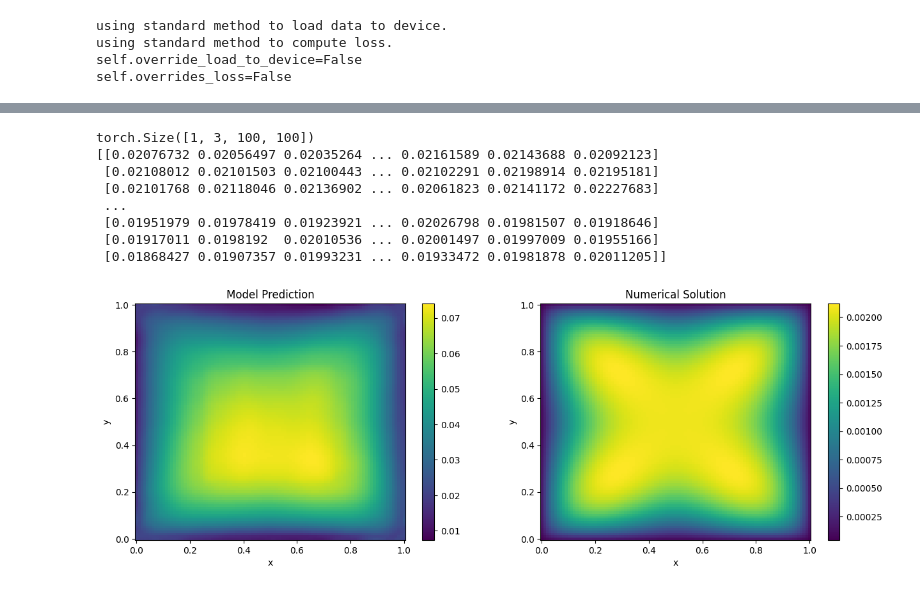
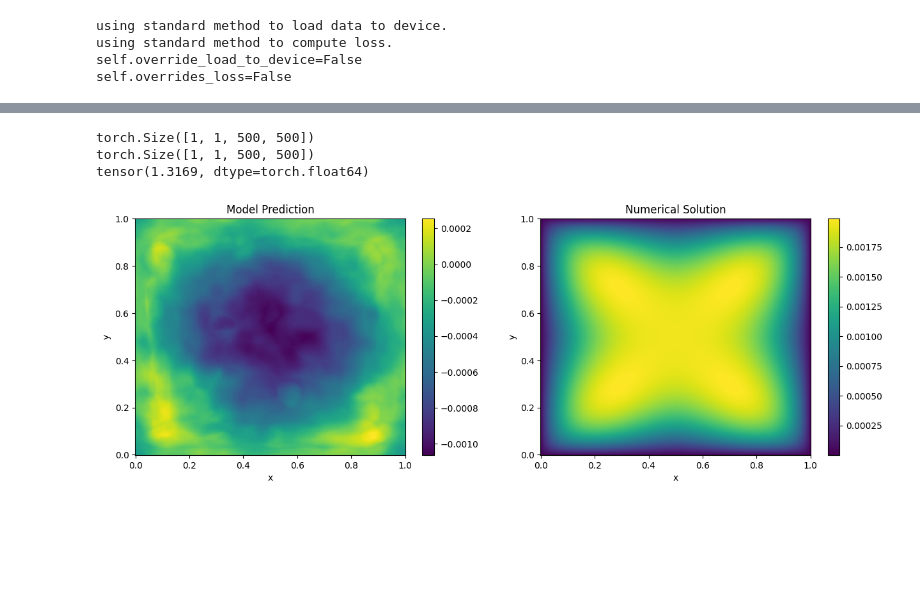
Before and after one commit to frasermartinx/MScProject, a Jupyter notebook: Ground_Truth.ipynb, the cells around one changed output, grey strips where cells are left out. Saved outputs shown, nothing was run; the diff lists cells and outputs as text; code cells hidden in the pictures; blank space fills up the shorter version.

Commit message:
WOrk so Far, including checkpoints

```diff
--- a/Ground_Truth.ipynb
+++ b/Ground_Truth.ipynb
@@ -98,3 +124,5 @@ Our model has 523257 parameters.
 # %%
-state_dict = torch.load("checkpoints/model_state_dict.pt", map_location=torch.device('cpu'))
-model.load_state_dict(state_dict)
+a = 0
+if a == 1:
+    state_dict = torch.load("checkpoints_actual_1000_500/model_state_dict.pt")
+    model.load_state_dict(state_dict)
@@ -117,17 +141,23 @@ sys.stdout.flush()
 # %%
 #now for the data preparation process, following the darcy code
 
-x_train = torch.load('../synthetic_data_dirichlet_10000_x.pt').clone().type(torch.FloatTensor)
-x_train = x_train.to(device)
-y_train = torch.load('../synthetic_data_dirichlet_10000_y.pt').clone().type(torch.FloatTensor)
+x_train = torch.load('../data_poisson/synthetic_data_dirichlet_10000_x2.pt').clone().type(torch.FloatTensor)
+y_train = torch.load('../data_poisson/synthetic_data_dirichlet_10000_y2.pt').clone().type(torch.FloatTensor)
 y_train = torch.unsqueeze(y_train,1).to(device)
 grid_boundaries=[[0, 1], [0, 1]]
 
 
-input_encoder = None
+#data processing on training set
+reduce_dims = list(range(x_train.ndim))
+input_encoder = UnitGaussianNormalizer(dim=reduce_dims)
+input_encoder.fit(x_train)
+
+
 reduce_dims = list(range(y_train.ndim))
 output_encoder = UnitGaussianNormalizer(dim=reduce_dims)
 output_encoder.fit(y_train)
+
+
 
 
 train_db = TensorDataset(
@@ -136,9 +166,10 @@ train_db = TensorDataset(
     )
 
 
+
 train_loader = torch.utils.data.DataLoader(
         train_db,
-        batch_size=32,
+        batch_size=100,
         shuffle=True,
         num_workers=0,
         pin_memory=False,
@@ -146,6 +177,7 @@ train_loader = torch.utils.data.DataLoader(
     )
 
 
+#this is where the two extra dimensions come from, the postiional encodings
 pos_encoding = PositionalEmbedding2D(grid_boundaries=grid_boundaries)
 
 data_processor = DefaultDataProcessor(
@@ -202,39 +278,47 @@ Saved training state to checkpoints
 # %%
 #prediction time
-sample = torch.load("../finput.pt").clone().type(torch.FloatTensor)
+sample = torch.load("../finput.pt").clone().type(torch.FloatTensor).to(device)
 sample = {"x": sample, "y": sample}
+print(sample["x"].shape)
 #preprocessing
+
+
 sample = data_processor.preprocess(sample)
 x = sample["x"]
-print(x.shape)
 
-out = model(x)[0,0,:,:].cpu().detach().numpy()
-print(out)
+
+out = model(x)
+print(out.shape)
+
+
+out= data_processor.postprocess(out,sample)[0].cpu().detach().numpy()[0,0,:,:]
+
+
+
+print(train_loss(torch.tensor(out),torch.tensor(U)))
+
+
+
 # Plotting
 fig, axs = plt.subplots(nrows = 1, ncols = 2)
 fig.set_figwidth(15)
 
 fig1 = axs[0].pcolormesh(X,Y,out)
 fig.colorbar(fig1)
 axs[0].set_title("Model Prediction")
 axs[0].set_xlabel("x")
 axs[0].set_ylabel("y")
 
 
 
 fig2 = axs[1].pcolormesh(X,Y,U)
 fig.colorbar(fig2)
 axs[1].set_title("Numerical Solution")
 axs[1].set_xlabel("x")
 axs[1].set_ylabel("y")
 plt.show()
 # %% [output]
-torch.Size([1, 3, 100, 100])
-[[0.02076732 0.02056497 0.02035264 ... 0.02161589 0.02143688 0.02092123]
- [0.02108012 0.02101503 0.02100443 ... 0.02102291 0.02198914 0.02195181]
- [0.02101768 0.02118046 0.02136902 ... 0.02061823 0.02141172 0.02227683]
- ...
- [0.01951979 0.01978419 0.01923921 ... 0.02026798 0.01981507 0.01918646]
- [0.01917011 0.0198192  0.02010536 ... 0.02001497 0.01997009 0.01955166]
- [0.01868427 0.01907357 0.01993231 ... 0.01933472 0.01981878 0.02011205]]
+torch.Size([1, 1, 500, 500])
+torch.Size([1, 1, 500, 500])
+tensor(1.3169, dtype=torch.float64)
-[figure, old version]
+[figure, new version]
```
Also changed, not shown: parts of 9 cells of this notebook, 33 other files.
